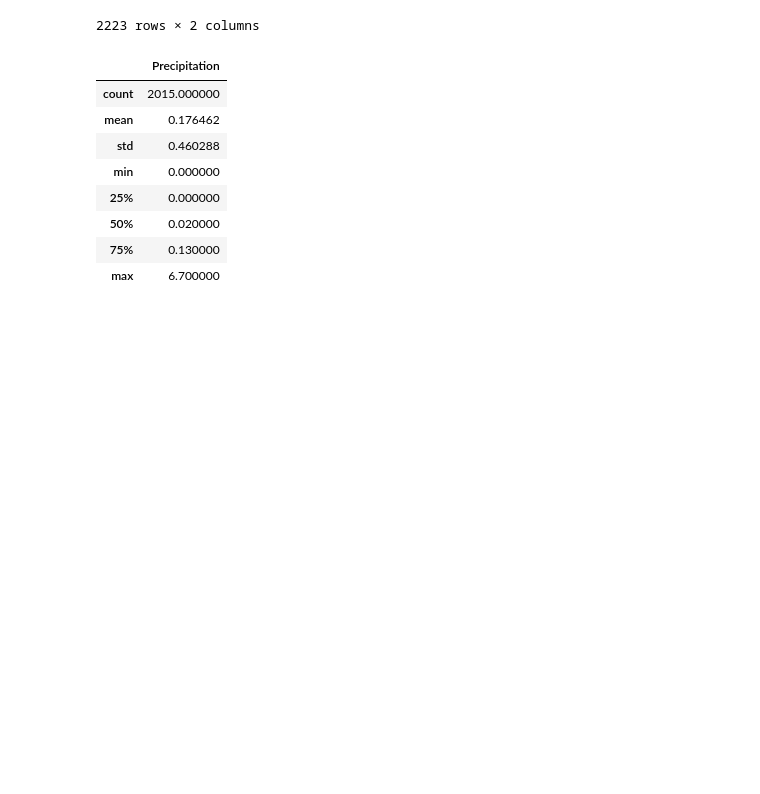
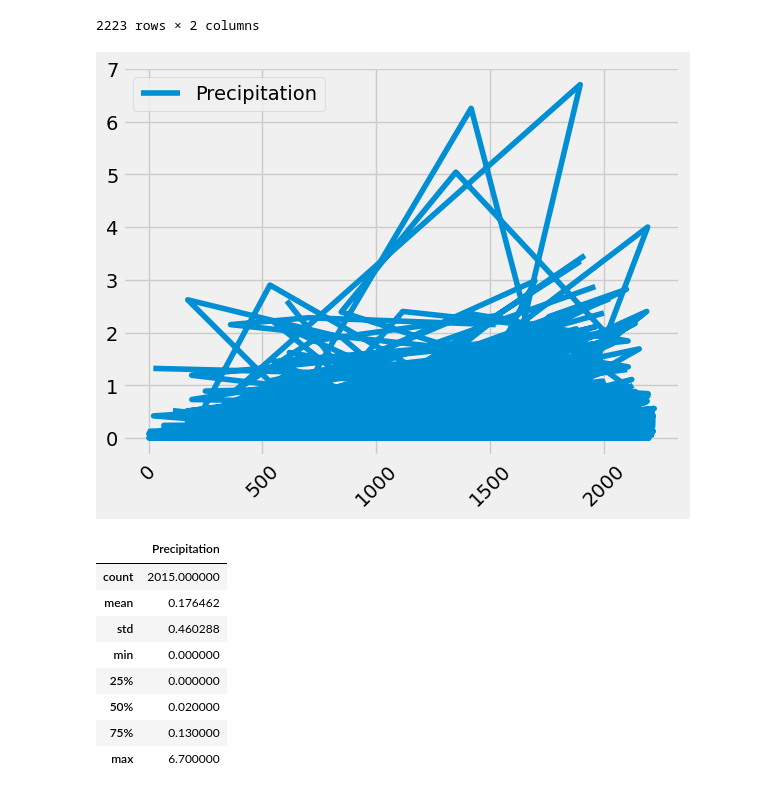
Before and after one commit to chalisal/sqlalchemy-challenge, a Jupyter notebook: SurfsUp/climate_starter.ipynb, the cells around one changed output. Drawn from its saved outputs; the diff is of its cells as text; code cells hidden in the pictures; blank space fills up the shorter version.

```diff
--- a/SurfsUp/climate_starter.ipynb
+++ b/SurfsUp/climate_starter.ipynb
@@ -78,6 +76,13 @@ df
 | 1005 | 2017-08-23 | 0.00 |
 | 2222 | 2017-08-23 | 0.45 |
 2223 rows × 2 columns
+# %%
+# Use Pandas Plotting with Matplotlib to plot the data
+df.plot(rot=45)
+plt.savefig("Precipitation analysis.png")
+plt.show()
+# %% [output]
+[figure, added]
 # %%
 # Use Pandas to calculate the summary statistics for the precipitation data
 df.describe()
```
Also changed, not shown: parts of 5 cells of this notebook.
